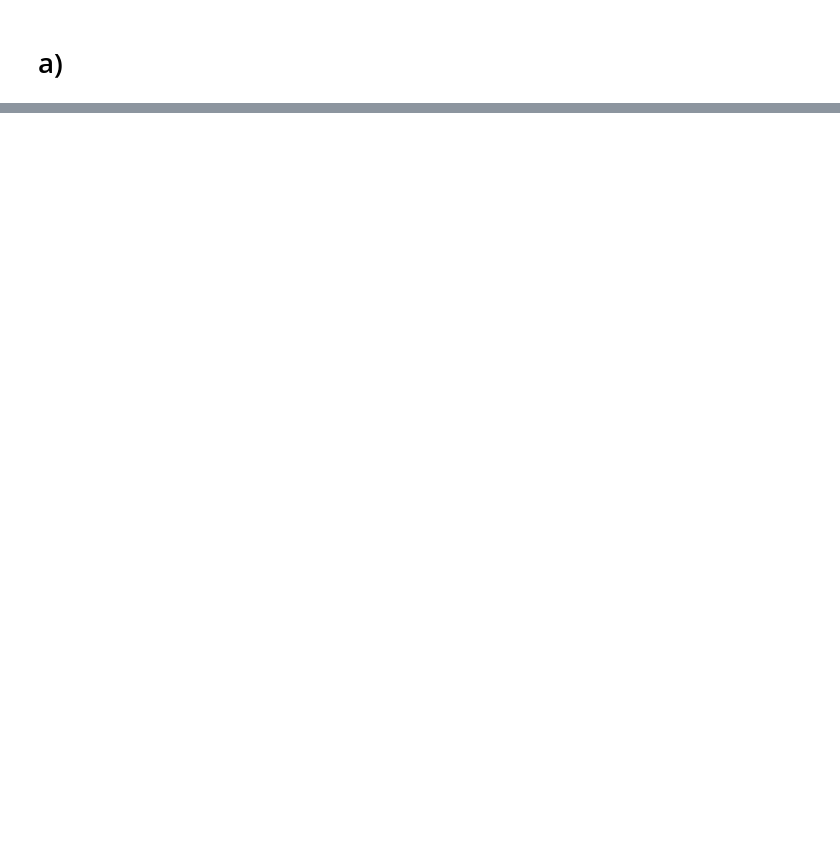
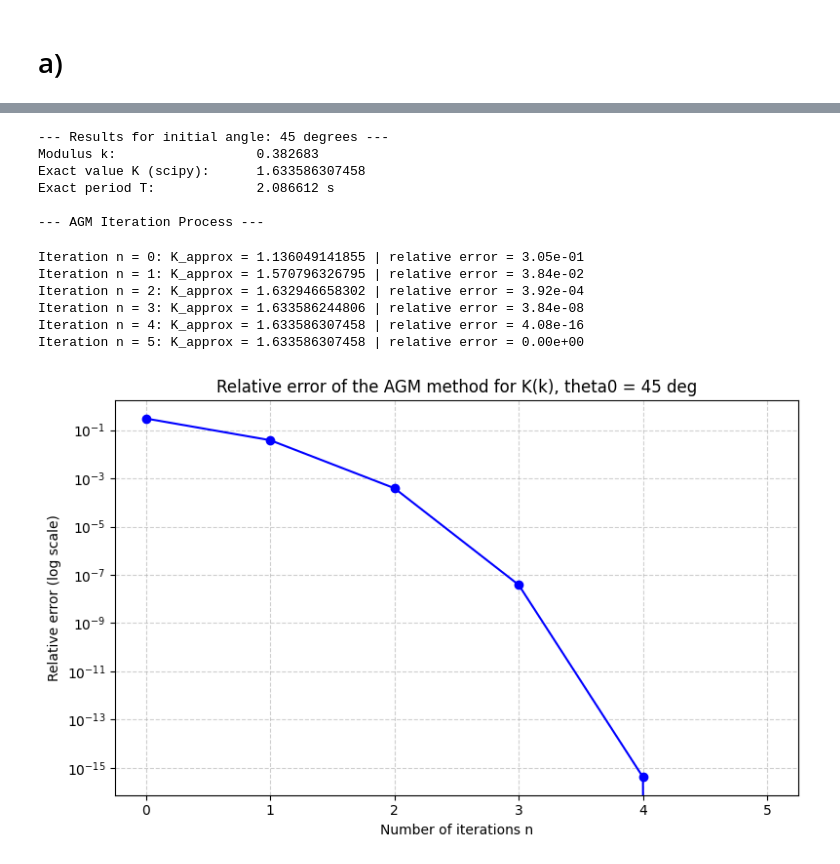
Before and after one commit to Szymbuk/MOWNIT, a Jupyter notebook: lab7/ex3.ipynb, the cells around one changed output, grey strips where cells are left out. Saved outputs shown, nothing was run; the diff lists cells and outputs as text; code cells hidden in the pictures; blank space fills up the shorter version.

Commit message:
✨ Implement AGM method

```diff
--- a/lab7/ex3.ipynb
+++ b/lab7/ex3.ipynb
@@ -48,0 +54,62 @@ Relative error:         6.82 %
+# %%
+theta0_rad = np.radians(theta0_deg)
+k = np.sin(theta0_rad / 2.0)
+# %%
+# scipy.special.ellipk takes the parameter m = k^2 as an argument, not k!
+K_true = ellipk(k**2)
+T_true = 4.0 * np.sqrt(l / g) * K_true
+# %%
+print(f"--- Results for initial angle: {theta0_deg} degrees ---")
+print(f"Modulus k:                  {k:.6f}")
+print(f"Exact value K (scipy):      {K_true:.12f}")
+print(f"Exact period T:             {T_true:.6f} s\n")
+print("--- AGM Iteration Process ---")
+# %% [output]
+--- Results for initial angle: 45 degrees ---
+Modulus k:                  0.382683
+Exact value K (scipy):      1.633586307458
+Exact period T:             2.086612 s
+
+--- AGM Iteration Process ---
+# %%
+a = 1.0 + k
+b = 1.0 - k
+max_iter = 6
+n_values = np.arange(max_iter)
+errors = []
+# %%
+for i in range(max_iter):
+    K_approx = (np.pi / 2.0) * (1.0 / a)
+
+    error = abs(K_approx - K_true) / K_true
+    errors.append(error)
+
+    print(f"Iteration n = {i}: K_approx = {K_approx:.12f} | relative error = {error:.2e}")
+
+    a_next = (a + b) / 2.0
+    b_next = np.sqrt(a * b)
+
+    a = a_next
+    b = b_next
+# %% [output]
+Iteration n = 0: K_approx = 1.136049141855 | relative error = 3.05e-01
+Iteration n = 1: K_approx = 1.570796326795 | relative error = 3.84e-02
+Iteration n = 2: K_approx = 1.632946658302 | relative error = 3.92e-04
+Iteration n = 3: K_approx = 1.633586244806 | relative error = 3.84e-08
+Iteration n = 4: K_approx = 1.633586307458 | relative error = 4.08e-16
+Iteration n = 5: K_approx = 1.633586307458 | relative error = 0.00e+00
+# %%
+plt.figure(figsize=(8, 5))
+plt.plot(n_values, errors, marker='o', linestyle='-', color='b')
+
+plt.yscale('log')
+plt.xlabel('Number of iterations n')
+plt.ylabel('Relative error (log scale)')
+plt.title(f'Relative error of the AGM method for K(k), theta0 = {theta0_deg} deg')
+plt.grid(True, which="both", ls="--", alpha=0.6)
+plt.xticks(n_values)
+
+plt.tight_layout()
+plt.show()
+# %% [output]
+[figure, added]
```
Also changed, not shown: parts of 5 cells of this notebook.
